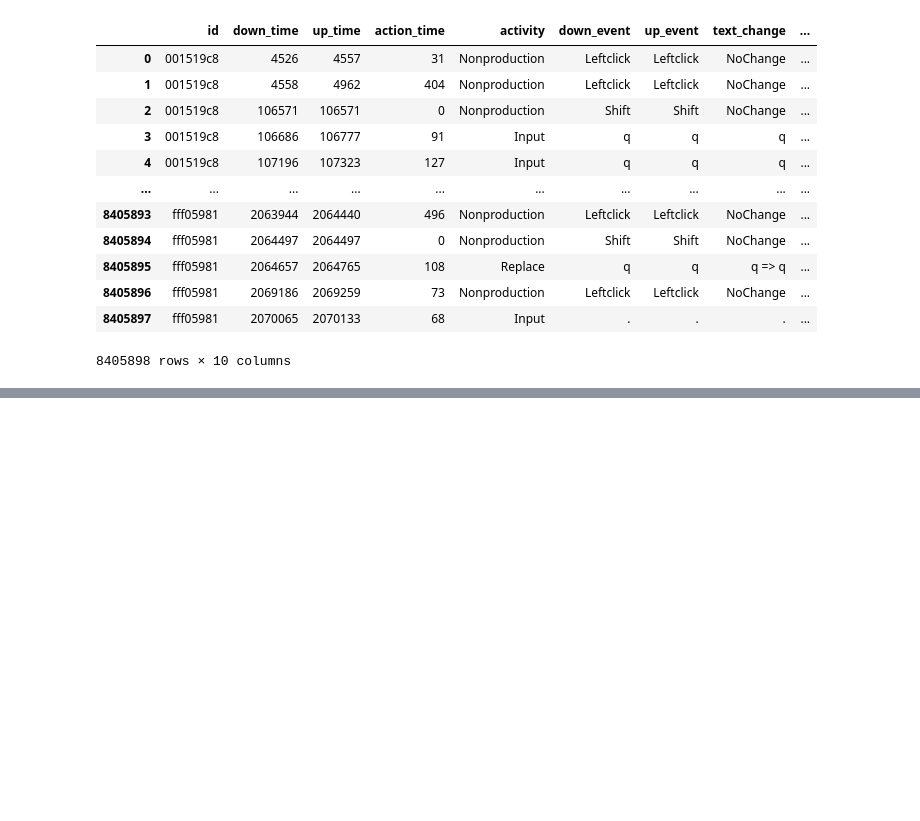
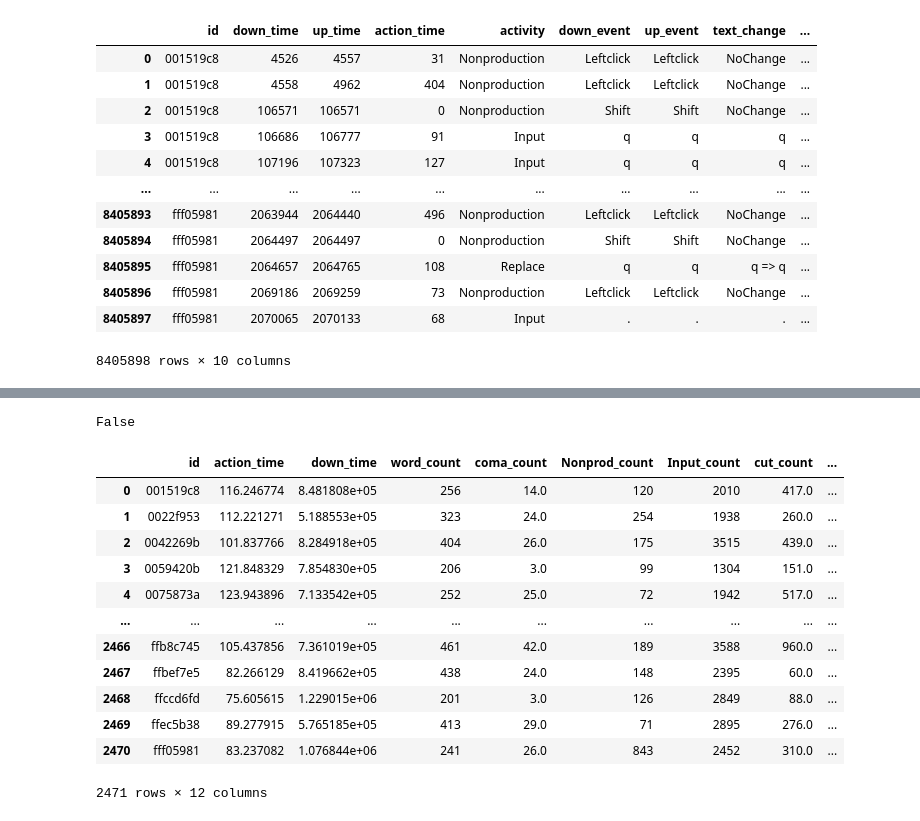
Before and after one commit to PiotrDratwa/Writing_quality_projections, a Jupyter notebook: Linking Writing Processes to Writing Quality.ipynb, the cells around one changed output, grey strips where cells are left out. Drawn from its saved outputs; the diff is of its cells as text; code cells hidden in the pictures; blank space fills up the shorter version.

```diff
--- a/Linking Writing Processes to Writing Quality.ipynb
+++ b/Linking Writing Processes to Writing Quality.ipynb
@@ -280,0 +273,25 @@ AttributeError: 'builtin_function_or_method' object has no attribute 'is_unique'
+# %%
+X.isnull().values.any()
+# %% [output]
+False
+# %%
+df1= pd.DataFrame(X)
+df2 = pd.DataFrame(train_scores)
+
+merged_df = pd.merge(df1, df2, on='id', how='inner')
+
+merged_df
+# %% [output]
+|  | id | action_time | down_time | word_count | coma_count | Nonprod_count | Input_count | cut_count | ... |
+| 0 | 001519c8 | 116.246774 | 8.481808e+05 | 256 | 14.0 | 120 | 2010 | 417.0 | ... |
+| 1 | 0022f953 | 112.221271 | 5.188553e+05 | 323 | 24.0 | 254 | 1938 | 260.0 | ... |
+| 2 | 0042269b | 101.837766 | 8.284918e+05 | 404 | 26.0 | 175 | 3515 | 439.0 | ... |
+| 3 | 0059420b | 121.848329 | 7.854830e+05 | 206 | 3.0 | 99 | 1304 | 151.0 | ... |
+| 4 | 0075873a | 123.943896 | 7.133542e+05 | 252 | 25.0 | 72 | 1942 | 517.0 | ... |
+| ... | ... | ... | ... | ... | ... | ... | ... | ... | ... |
+| 2466 | ffb8c745 | 105.437856 | 7.361019e+05 | 461 | 42.0 | 189 | 3588 | 960.0 | ... |
+| 2467 | ffbef7e5 | 82.266129 | 8.419662e+05 | 438 | 24.0 | 148 | 2395 | 60.0 | ... |
+| 2468 | ffccd6fd | 75.605615 | 1.229015e+06 | 201 | 3.0 | 126 | 2849 | 88.0 | ... |
+| 2469 | ffec5b38 | 89.277915 | 5.765185e+05 | 413 | 29.0 | 71 | 2895 | 276.0 | ... |
+| 2470 | fff05981 | 83.237082 | 1.076844e+06 | 241 | 26.0 | 843 | 2452 | 310.0 | ... |
+2471 rows × 12 columns
```
Also changed, not shown: parts of 27 cells of this notebook.
